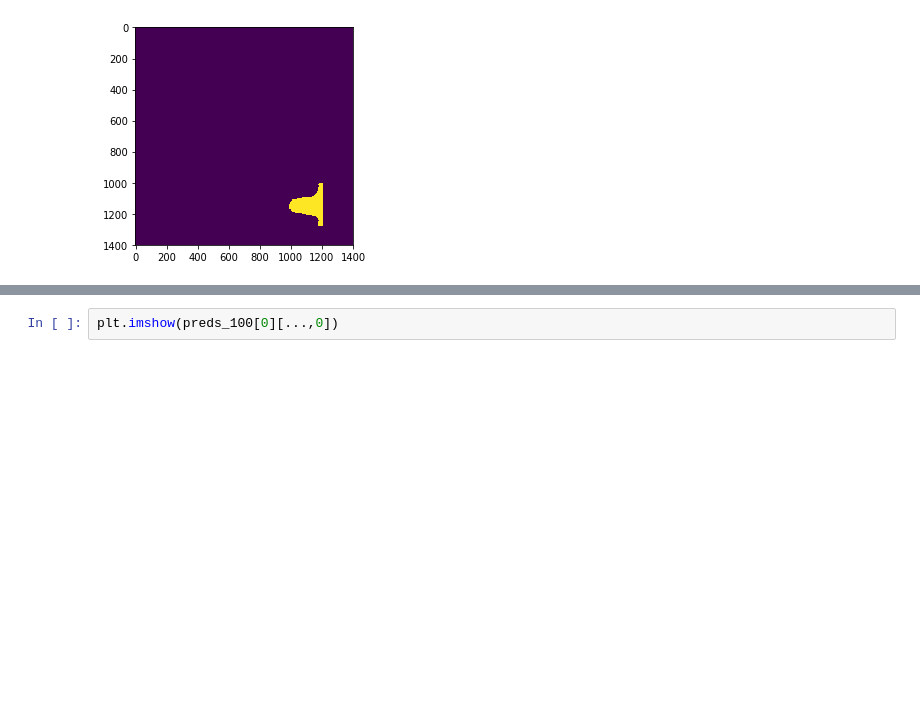
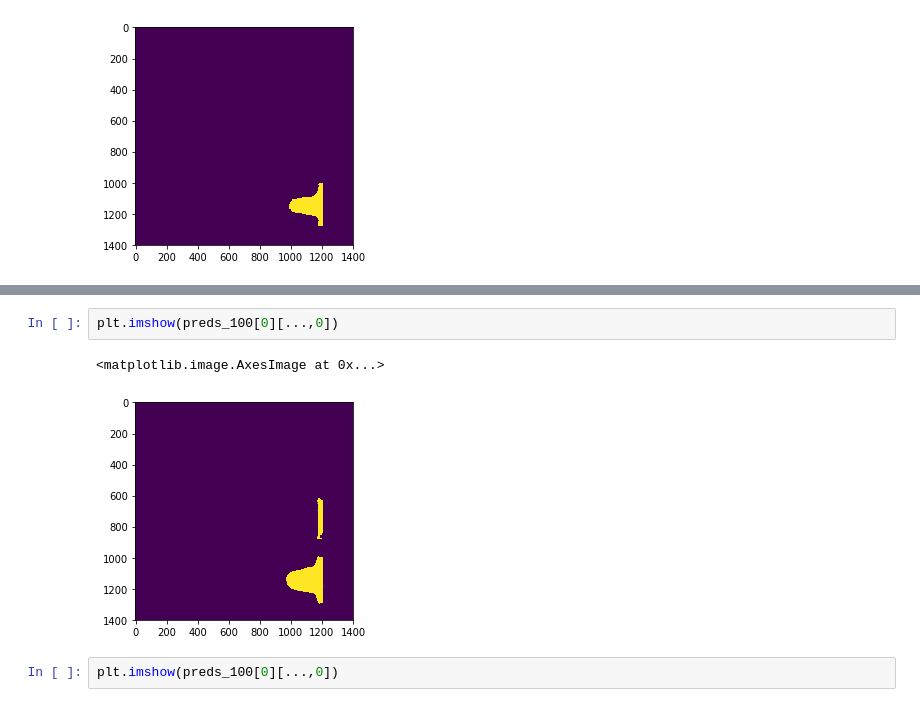
Before and after one commit to cdesio/leaf_reco, a Jupyter notebook: notebooks/Test_retrained_UNET_yw18581.ipynb, the cells around one changed output, grey strips where cells are left out. Drawn from its saved outputs; the diff is of its cells as text; blank space fills up the shorter version.

```diff
--- a/notebooks/Test_retrained_UNET_yw18581.ipynb
+++ b/notebooks/Test_retrained_UNET_yw18581.ipynb
@@ -41,3 +43,8 @@ preds_100 = model_100.predict(X_test, batch_size=1, verbose=1)
+# %%
+plt.imshow(preds_100[0][...,0])
+# %% [output]
+<matplotlib.image.AxesImage at 0x...>
+[figure, added]
 # %%
 plt.imshow(preds_100[0][...,0])
 # %% [output]
```
Also changed, not shown: parts of 2 cells of this notebook, 1 other file.
